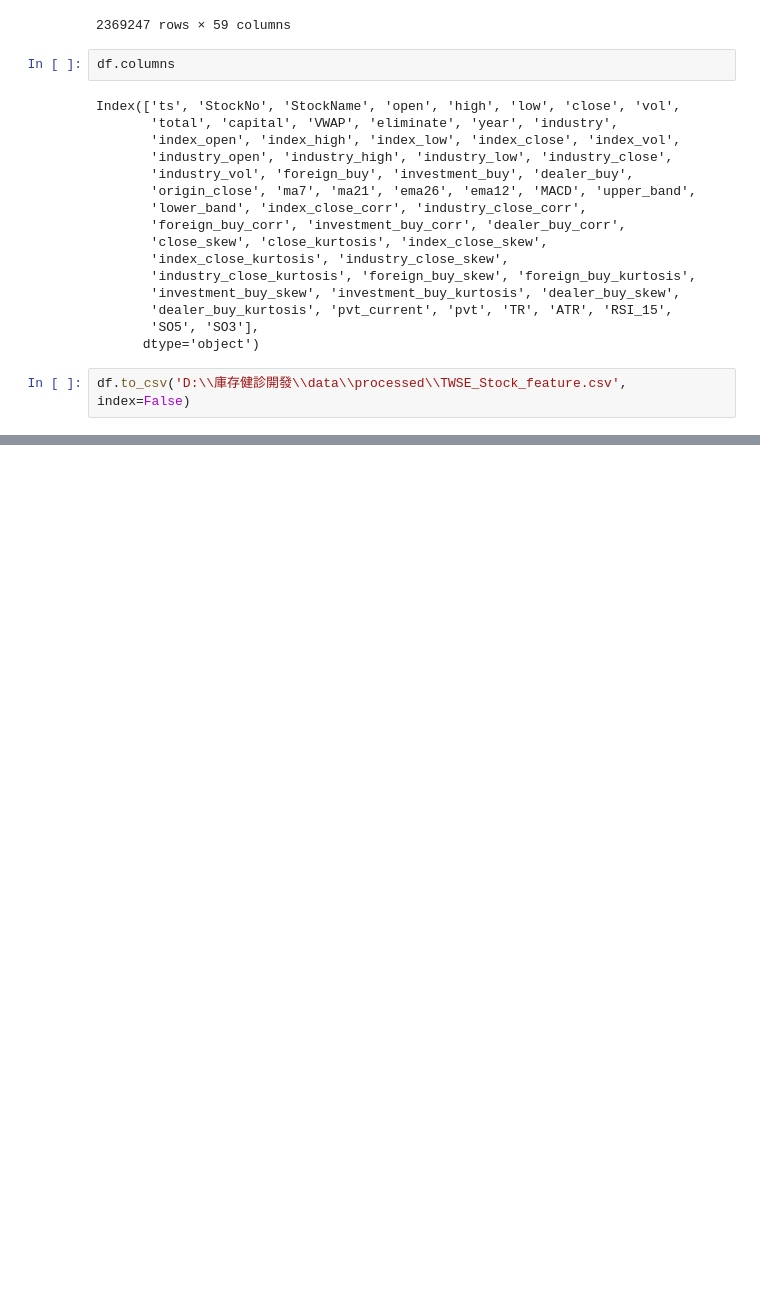
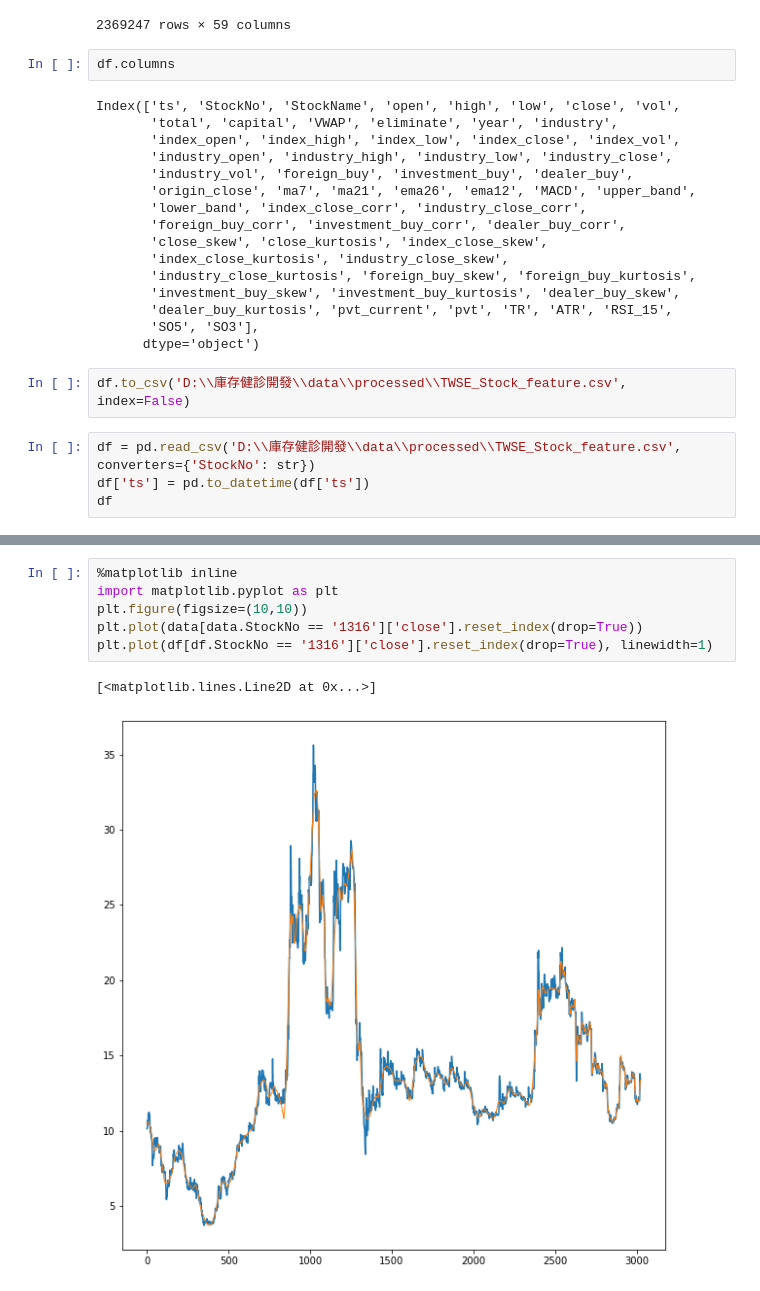
Before and after one commit to datateams0982/Inventory_Check, a Jupyter notebook: FeatureEngineering/Feature_Engineering.ipynb, the cells around one changed output, grey strips where cells are left out. Drawn from its saved outputs; the diff is of its cells as text; blank space fills up the shorter version.

```diff
--- a/FeatureEngineering/Feature_Engineering.ipynb
+++ b/FeatureEngineering/Feature_Engineering.ipynb
@@ -81,3 +81,7 @@ Index(['ts', 'StockNo', 'StockName', 'open', 'high', 'low', 'close', 'vol',
       dtype='object')
 # %%
 df.to_csv('D:\\庫存健診開發\\data\\processed\\TWSE_Stock_feature.csv', index=False)
+# %%
+df = pd.read_csv('D:\\庫存健診開發\\data\\processed\\TWSE_Stock_feature.csv', converters={'StockNo': str})
+df['ts'] = pd.to_datetime(df['ts'])
+df
@@ -83,0 +102,9 @@ df.to_csv('D:\\庫存健診開發\\data\\processed\\TWSE_Stock_feature.csv', ind
+# %%
+%matplotlib inline
+import matplotlib.pyplot as plt
+plt.figure(figsize=(10,10))
+plt.plot(data[data.StockNo == '1316']['close'].reset_index(drop=True))
+plt.plot(df[df.StockNo == '1316']['close'].reset_index(drop=True), linewidth=1)
+# %% [output]
+[<matplotlib.lines.Line2D at 0x...>]
+[figure, added]
```
Also changed, not shown: parts of 4 cells of this notebook, 15 other files.
